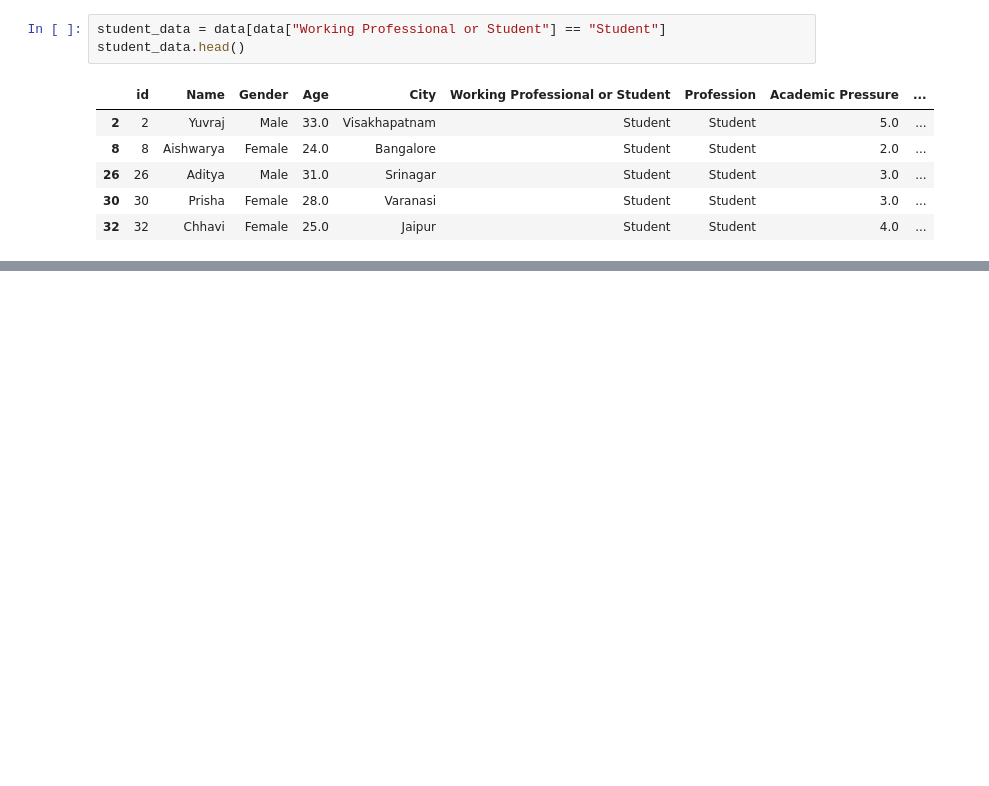
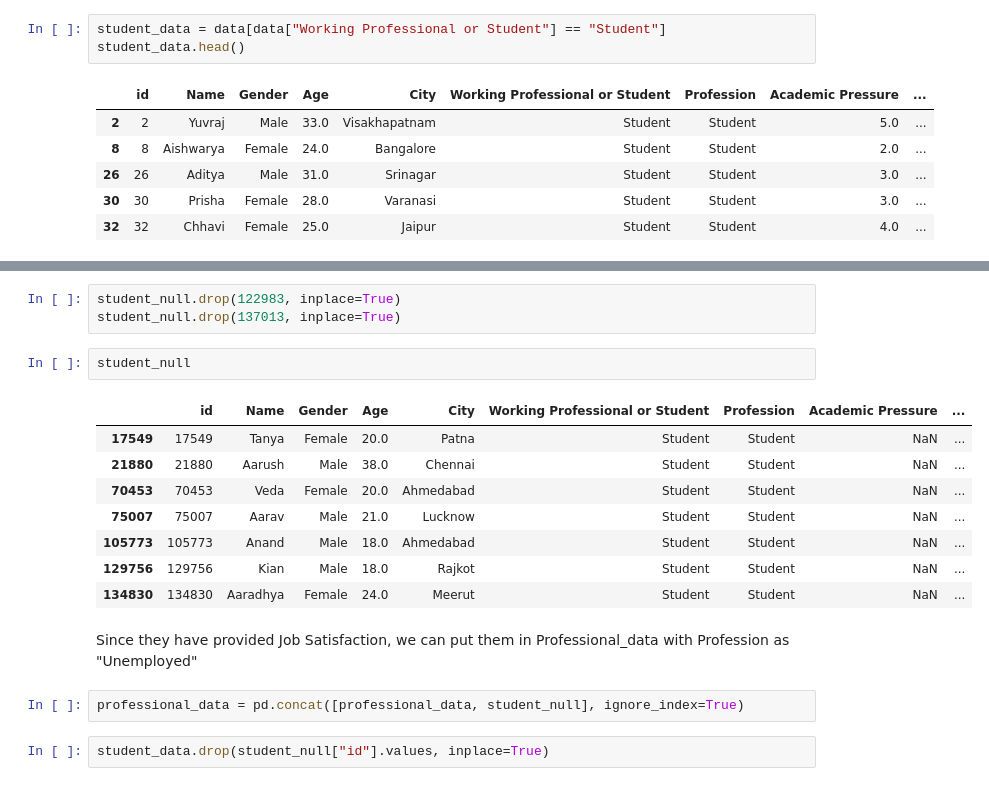
Before and after one commit to vanshuwjoshi/Kaggle-Playground-S4E11, a Jupyter notebook: Final/notebooks/Train-Cleaning-Viz.ipynb, the cells around one changed output, grey strips where cells are left out. Cells and saved outputs as stored; diff of their text form; blank space fills up the shorter version.

```diff
--- a/Final/notebooks/Train-Cleaning-Viz.ipynb
+++ b/Final/notebooks/Train-Cleaning-Viz.ipynb
@@ -277,0 +370,20 @@ student_data.head()
+# %%
+student_null.drop(122983, inplace=True)
+student_null.drop(137013, inplace=True)
+# %%
+student_null
+# %% [output]
+|  | id | Name | Gender | Age | City | Working Professional or Student | Profession | Academic Pressure | ... |
+| 17549 | 17549 | Tanya | Female | 20.0 | Patna | Student | Student | NaN | ... |
+| 21880 | 21880 | Aarush | Male | 38.0 | Chennai | Student | Student | NaN | ... |
+| 70453 | 70453 | Veda | Female | 20.0 | Ahmedabad | Student | Student | NaN | ... |
+| 75007 | 75007 | Aarav | Male | 21.0 | Lucknow | Student | Student | NaN | ... |
+| 105773 | 105773 | Anand | Male | 18.0 | Ahmedabad | Student | Student | NaN | ... |
+| 129756 | 129756 | Kian | Male | 18.0 | Rajkot | Student | Student | NaN | ... |
+| 134830 | 134830 | Aaradhya | Female | 24.0 | Meerut | Student | Student | NaN | ... |
+# %% [markdown]
+Since they have provided Job Satisfaction, we can put them in Professional_data with Profession as "Unemployed"
+# %%
+professional_data = pd.concat([professional_data, student_null], ignore_index=True)
+# %%
+student_data.drop(student_null["id"].values, inplace=True)
```
Also changed, not shown: parts of 14 cells of this notebook.
